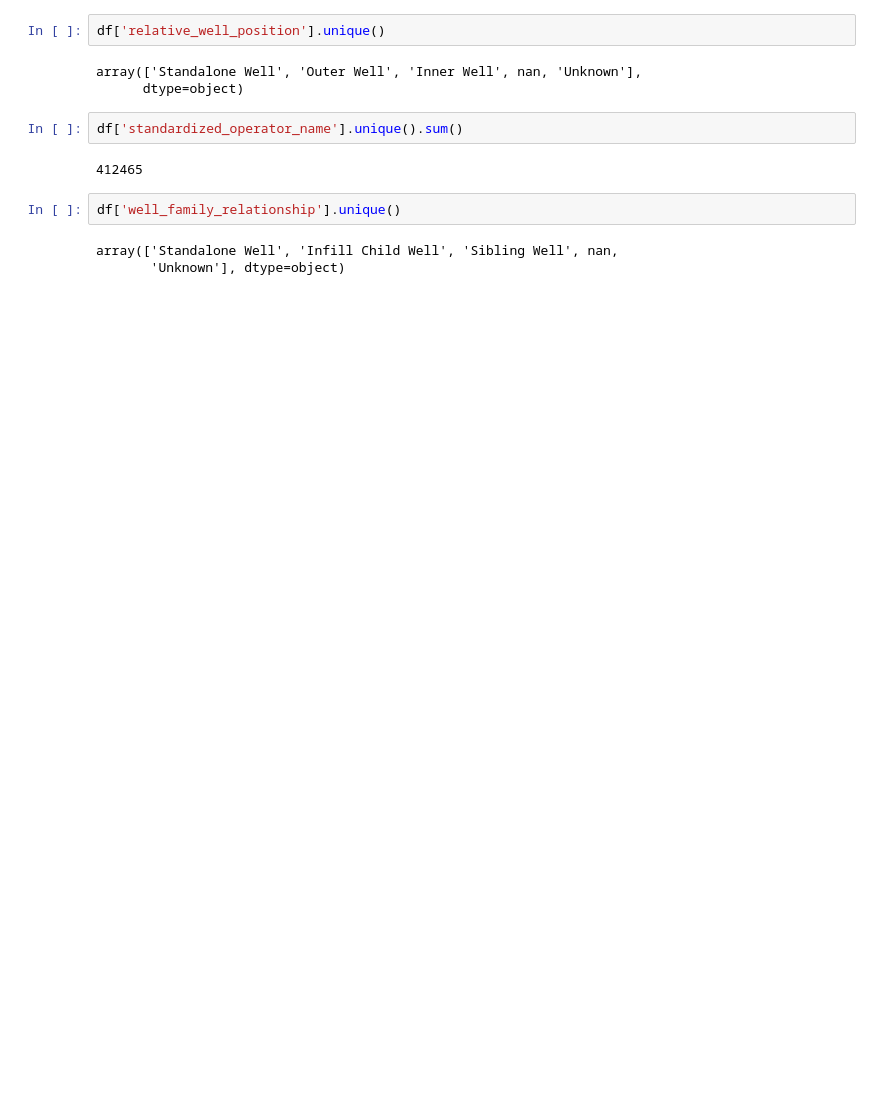
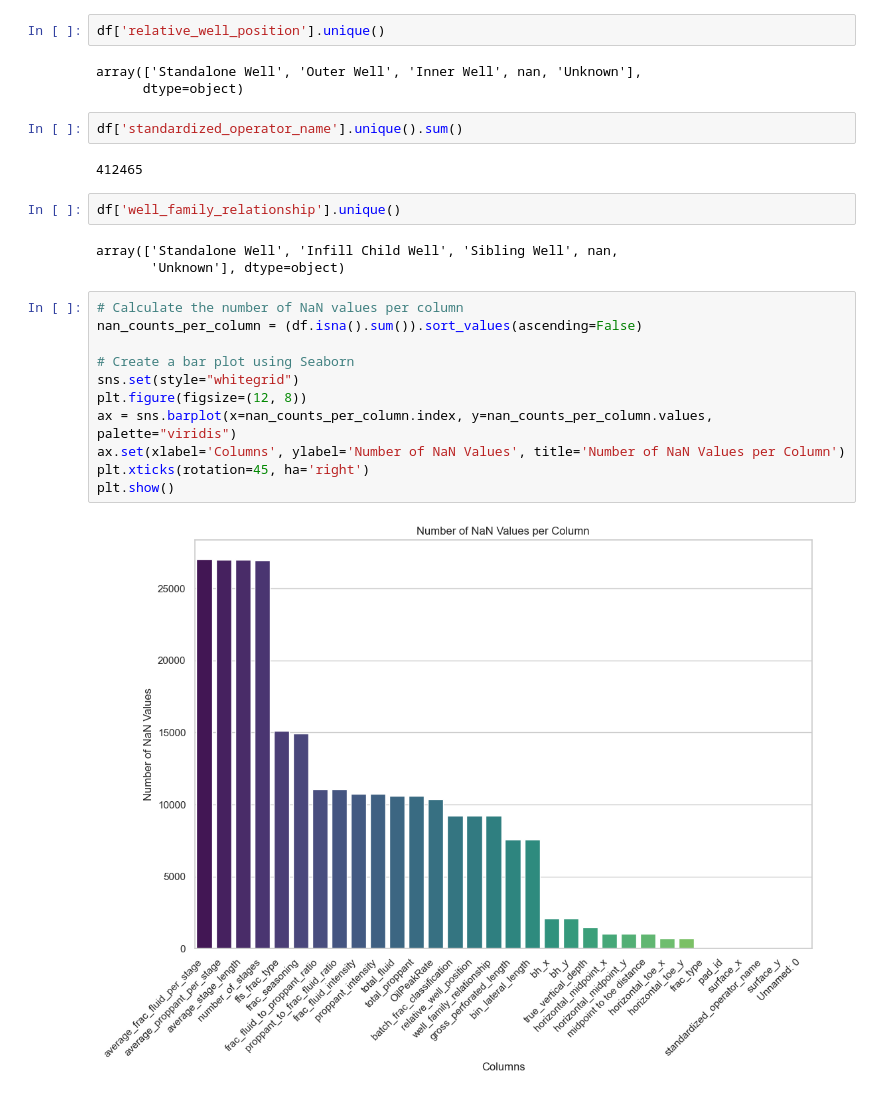
Before and after one commit to zahrabytes/Rice-Datathon-2024, a Jupyter notebook: Project.ipynb, the cells around one changed output. Drawn from its saved outputs; the diff is of its cells as text; blank space fills up the shorter version.

Commit message:
plotting nans

```diff
--- a/Project.ipynb
+++ b/Project.ipynb
@@ -98,3 +98,16 @@ df['well_family_relationship'].unique()
 # %% [output]
 array(['Standalone Well', 'Infill Child Well', 'Sibling Well', nan,
        'Unknown'], dtype=object)
+# %%
+# Calculate the number of NaN values per column
+nan_counts_per_column = (df.isna().sum()).sort_values(ascending=False)
+
+# Create a bar plot using Seaborn
+sns.set(style="whitegrid")
+plt.figure(figsize=(12, 8))
+ax = sns.barplot(x=nan_counts_per_column.index, y=nan_counts_per_column.values, palette="viridis")
+ax.set(xlabel='Columns', ylabel='Number of NaN Values', title='Number of NaN Values per Column')
+plt.xticks(rotation=45, ha='right')
+plt.show()
+# %% [output]
+[figure, added]
```
